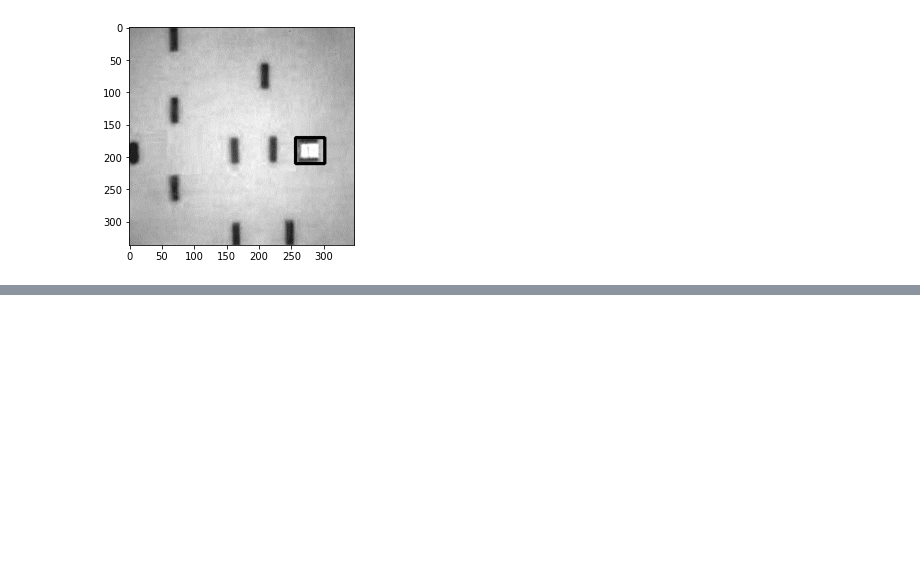
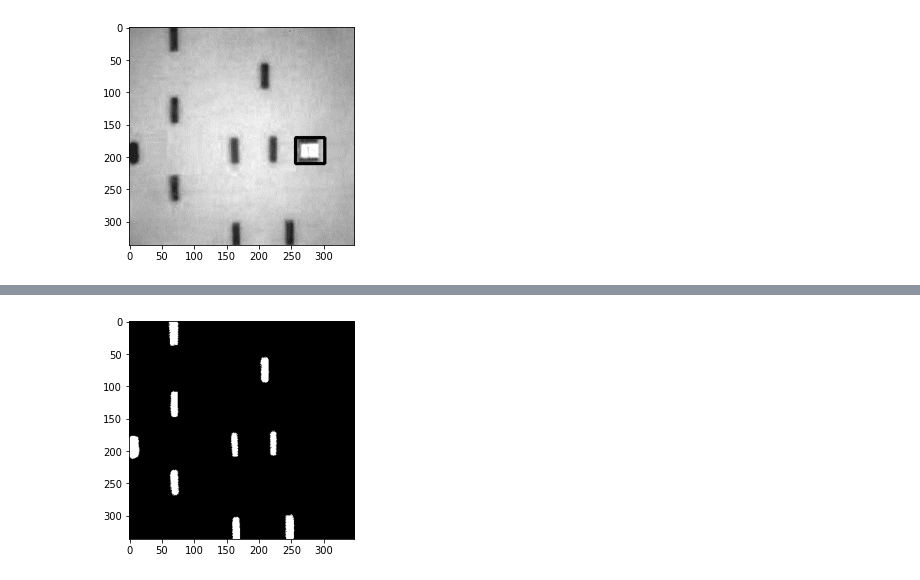
Before and after one commit to adrinerandrade/robotica, a Jupyter notebook: trabalho_01/Robótica_trabalho_pratico_1.ipynb, the cells around one changed output, grey strips where cells are left out. Cells and saved outputs as stored; diff of their text form; code cells hidden in the pictures; blank space fills up the shorter version.

```diff
--- a/trabalho_01/Robótica_trabalho_pratico_1.ipynb
+++ b/trabalho_01/Robótica_trabalho_pratico_1.ipynb
@@ -123,0 +100,6 @@ AttributeError: ignored
+# %%
+# transform image to binary
+(T, treshold_obstacle) = cv.threshold(obstacle_img, 100, 255, cv.THRESH_BINARY_INV)
+showImg(treshold_obstacle)
+# %% [output]
+[figure, added]
```
Also changed, not shown: parts of 40 cells of this notebook.
